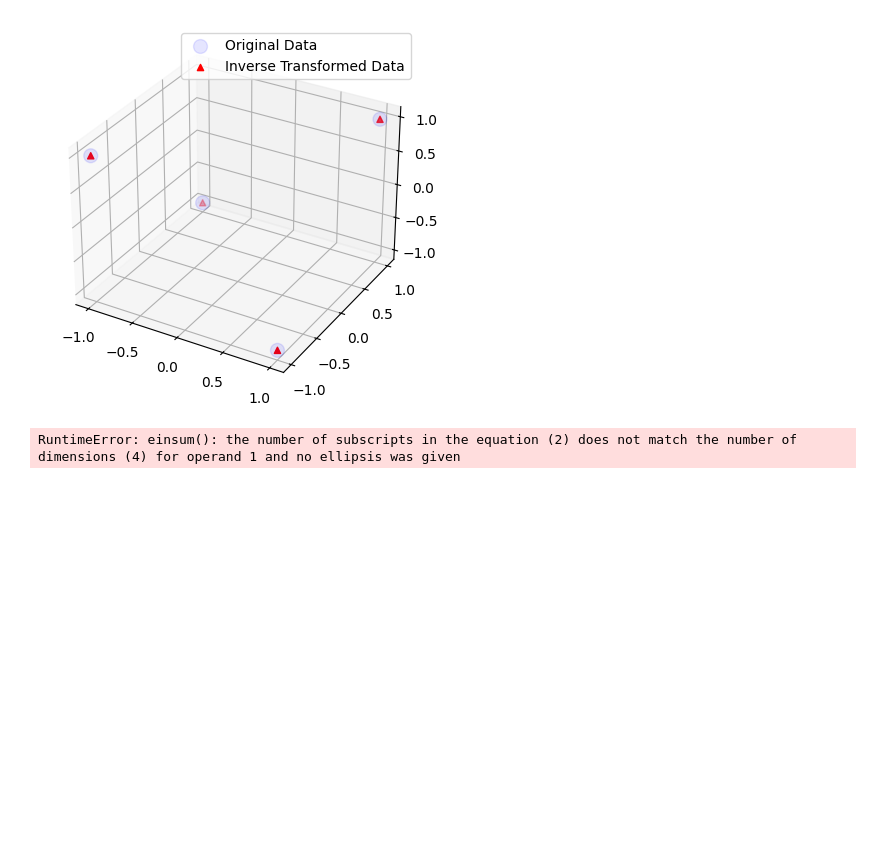
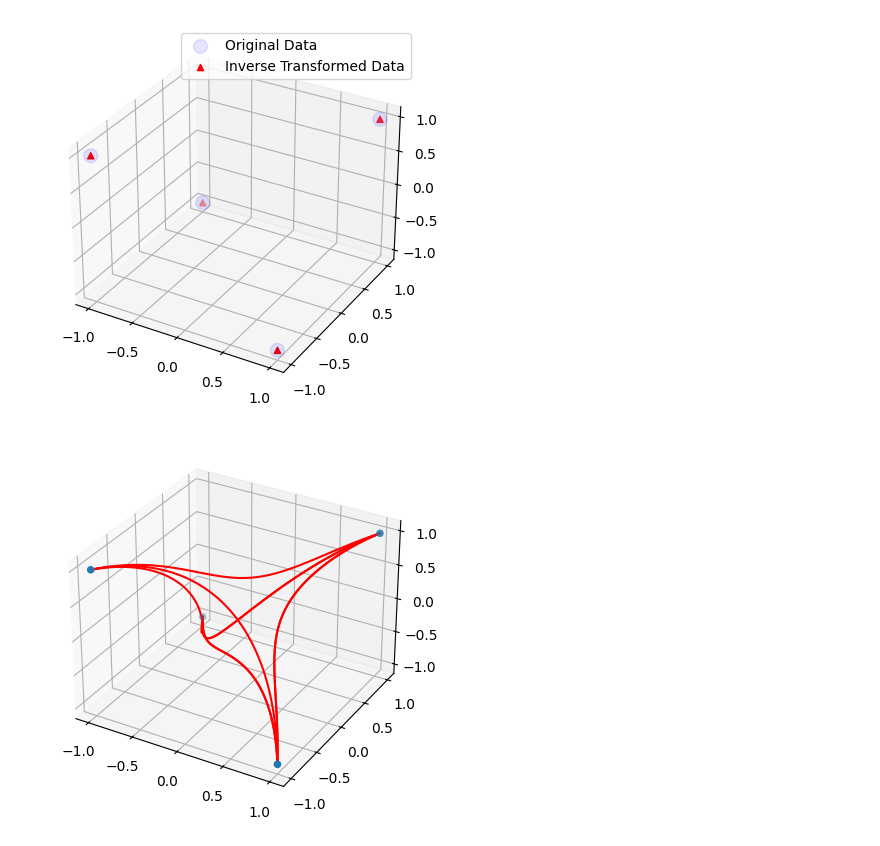
Before and after one commit to wdiepeveen/Riemannian-Archetypal-Analysis, a Jupyter notebook: tree_embedding_test.ipynb, the cells around one changed output. Drawn from its saved outputs; the diff is of its cells as text; code cells hidden in the pictures; blank space fills up the shorter version.

```diff
--- a/tree_embedding_test.ipynb
+++ b/tree_embedding_test.ipynb
@@ -172,6 +172,15 @@ manifold = TreeHyperbolicdPullbackVectorEuclidean()
 # %%
 # compute geodesics between all pairs of points
 t = torch.linspace(0, 1, steps=100)
 geodesics = manifold.geodesic(data[None], data[None], t)
+
+# plot geodesics
+fig = plt.figure()
+ax = fig.add_subplot(111, projection='3d')
+for i in range(geodesics.shape[1]):
+    for j in range(geodesics.shape[2]-1):
+        ax.plot(geodesics[0, i, j, :, 0].numpy(), geodesics[0, i, j, :, 1].numpy(), geodesics[0, i, j, :, 2].numpy(), 'r-')
+ax.scatter(data[:, 0].numpy(), data[:, 1].numpy(), data[:, 2].numpy())
+plt.show()
 # %% [output]
-RuntimeError: einsum(): the number of subscripts in the equation (2) does not match the number of dimensions (4) for operand 1 and no ellipsis was given
+[figure, added]
```
Also changed, not shown: 3 other files.
